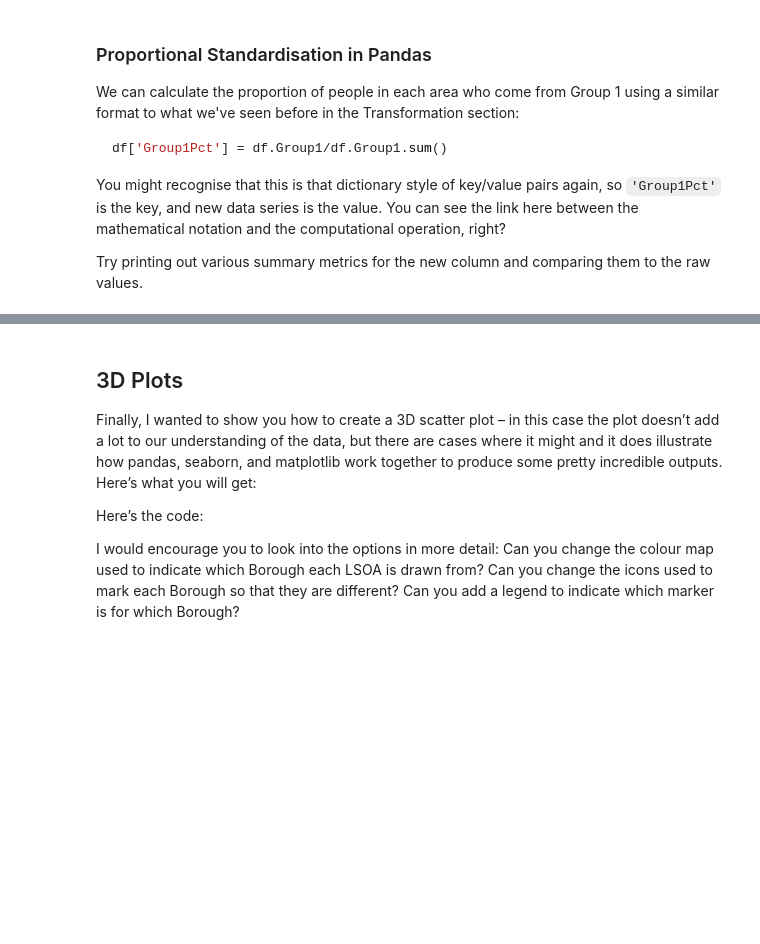
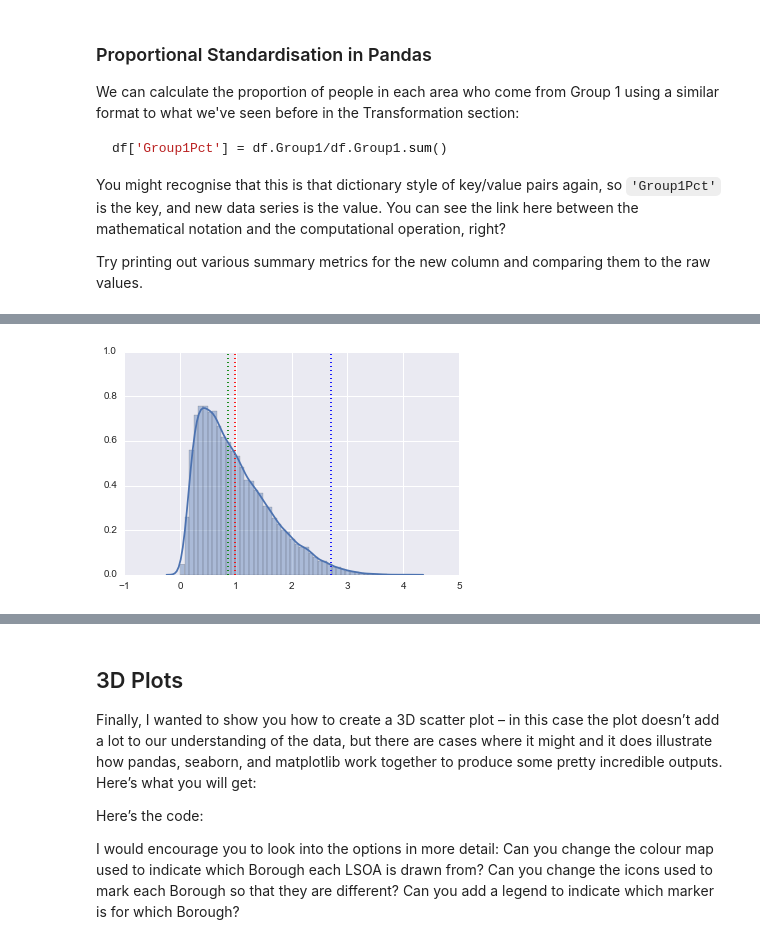
Before and after one commit to kingsgeocomp/geocomputation, a Jupyter notebook: Practical-6-Visualisation.ipynb, the cells around one changed output, grey strips where cells are left out. Cells and saved outputs as stored; diff of their text form; code cells hidden in the pictures; blank space fills up the shorter version.

```diff
--- a/Practical-6-Visualisation.ipynb
+++ b/Practical-6-Visualisation.ipynb
@@ -695,0 +839,22 @@ Let’s have a look at some other types of plots…
+# %%
+import matplotlib.pyplot as plt
+
+# Setup work -- enables parameterisation
+series = df.Group1Lq
+fig = plt.figure(series.name)
+
+# Create the plot
+d   = sns.distplot(series)
+
+# Now add mean and median
+plt.vlines(series.mean(), 0, 1, colors='red', linestyles='dotted', label='Mean')
+plt.vlines(series.median(), 0, 1, colors='green', linestyles='dotted', label='Median')
+
+# Add outlier marks
+iqr = series.quantile(0.75)-series.quantile(0.25)
+if series.quantile(0.25)-1.5*iqr > 0:
+    plt.vlines(series.quantile(0.25)-1.5*iqr, d.get_ylim()[0], d.get_ylim()[1], colors='blue', linestyles='dotted', label='Lower Outlier')
+if series.quantile(0.75)+1.5*iqr > 0:
+    plt.vlines(series.quantile(0.75)+1.5*iqr, d.get_ylim()[0], d.get_ylim()[1], colors='blue', linestyles='dotted', label='Upper Outlier')
+# %% [output]
+[figure, added]
```
Also changed, not shown: parts of 75 cells of this notebook.
